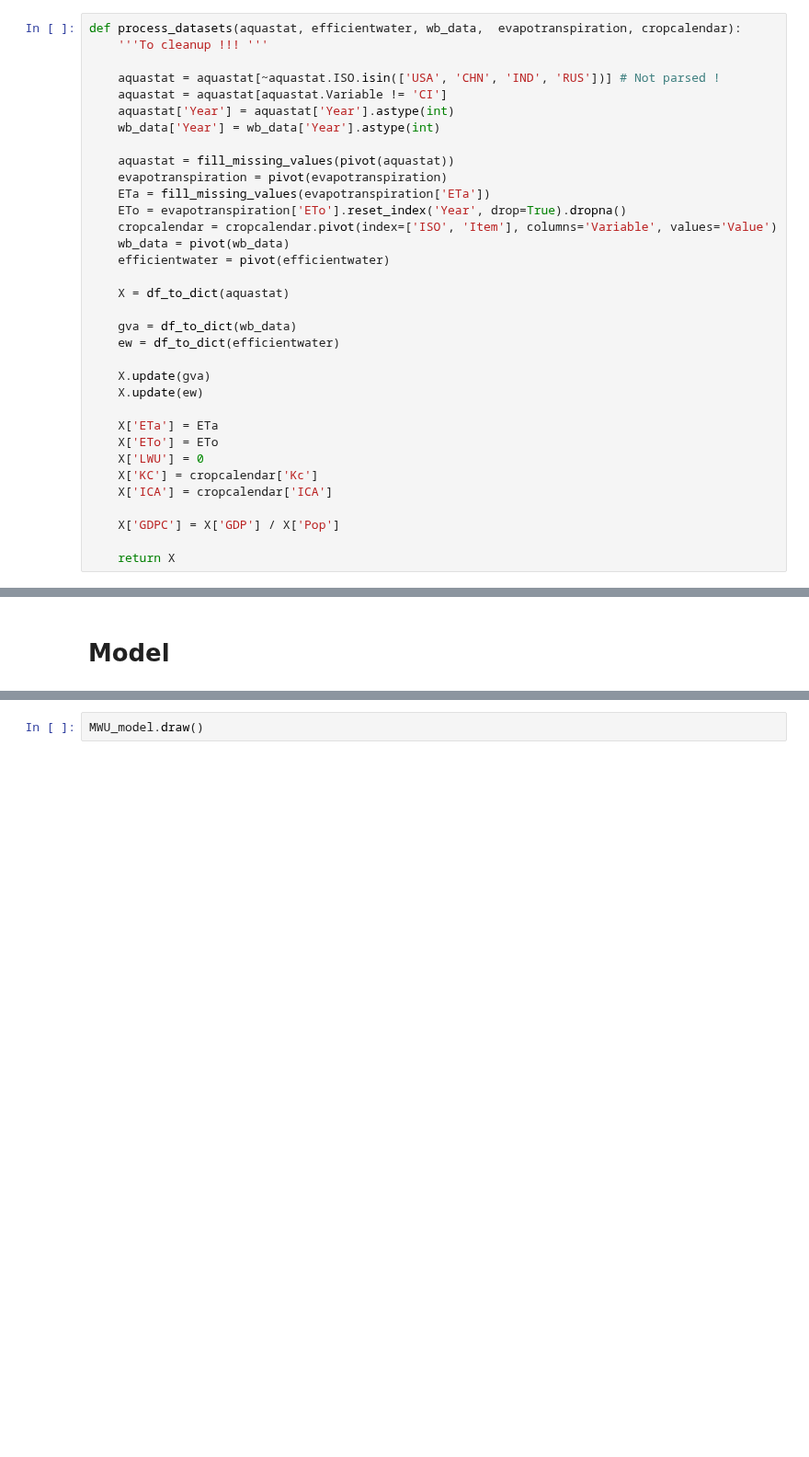
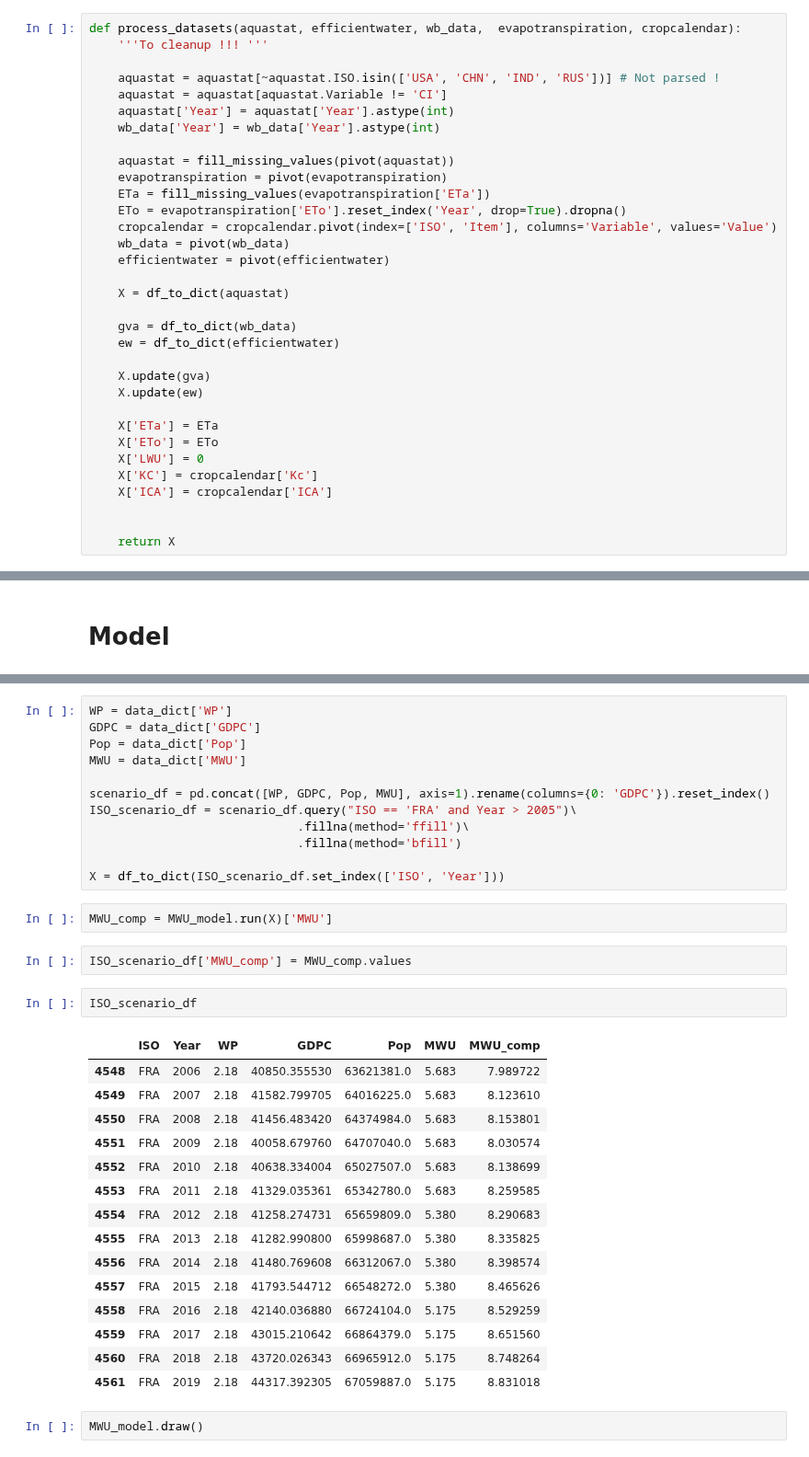
Before and after one commit to simonzabrocki/GraphModels, a Jupyter notebook: watermodel_development.ipynb, the cells around one changed output, grey strips where cells are left out. Shown at 92% size. Saved outputs shown, nothing was run; the diff lists cells and outputs as text; blank space fills up the shorter version.

Commit message:
merge hermen model

```diff
--- a/watermodel_development.ipynb
+++ b/watermodel_development.ipynb
@@ -54,7 +54,6 @@ def process_datasets(aquastat, efficientwater, wb_data,  evapotranspiration, cro
     X['KC'] = cropcalendar['Kc']
     X['ICA'] = cropcalendar['ICA']
 
-    X['GDPC'] = X['GDP'] / X['Pop']
 
     return X
 # %%
@@ -101,3 +102,37 @@ MWU r2: 0.6893387462633556 | MWU corr: 0.9253824745744593
+# %%
+WP = data_dict['WP']
+GDPC = data_dict['GDPC']
+Pop = data_dict['Pop']
+MWU = data_dict['MWU']
+
+scenario_df = pd.concat([WP, GDPC, Pop, MWU], axis=1).rename(columns={0: 'GDPC'}).reset_index()
+ISO_scenario_df = scenario_df.query("ISO == 'FRA' and Year > 2005")\
+                             .fillna(method='ffill')\
+                             .fillna(method='bfill')
+
+X = df_to_dict(ISO_scenario_df.set_index(['ISO', 'Year']))
+# %%
+MWU_comp = MWU_model.run(X)['MWU']
+# %%
+ISO_scenario_df['MWU_comp'] = MWU_comp.values
+# %%
+ISO_scenario_df
+# %% [output]
+|  | ISO | Year | WP | GDPC | Pop | MWU | MWU_comp |
+| 4548 | FRA | 2006 | 2.18 | 40850.355530 | 63621381.0 | 5.683 | 7.989722 |
+| 4549 | FRA | 2007 | 2.18 | 41582.799705 | 64016225.0 | 5.683 | 8.123610 |
+| 4550 | FRA | 2008 | 2.18 | 41456.483420 | 64374984.0 | 5.683 | 8.153801 |
+| 4551 | FRA | 2009 | 2.18 | 40058.679760 | 64707040.0 | 5.683 | 8.030574 |
+| 4552 | FRA | 2010 | 2.18 | 40638.334004 | 65027507.0 | 5.683 | 8.138699 |
+| 4553 | FRA | 2011 | 2.18 | 41329.035361 | 65342780.0 | 5.683 | 8.259585 |
+| 4554 | FRA | 2012 | 2.18 | 41258.274731 | 65659809.0 | 5.380 | 8.290683 |
+| 4555 | FRA | 2013 | 2.18 | 41282.990800 | 65998687.0 | 5.380 | 8.335825 |
+| 4556 | FRA | 2014 | 2.18 | 41480.769608 | 66312067.0 | 5.380 | 8.398574 |
+| 4557 | FRA | 2015 | 2.18 | 41793.544712 | 66548272.0 | 5.380 | 8.465626 |
+| 4558 | FRA | 2016 | 2.18 | 42140.036880 | 66724104.0 | 5.175 | 8.529259 |
+| 4559 | FRA | 2017 | 2.18 | 43015.210642 | 66864379.0 | 5.175 | 8.651560 |
+| 4560 | FRA | 2018 | 2.18 | 43720.026343 | 66965912.0 | 5.175 | 8.748264 |
+| 4561 | FRA | 2019 | 2.18 | 44317.392305 | 67059887.0 | 5.175 | 8.831018 |
 # %%
 MWU_model.draw()
 # %% [output]
```
Also changed, not shown: parts of 4 cells of this notebook, 5 other files.
